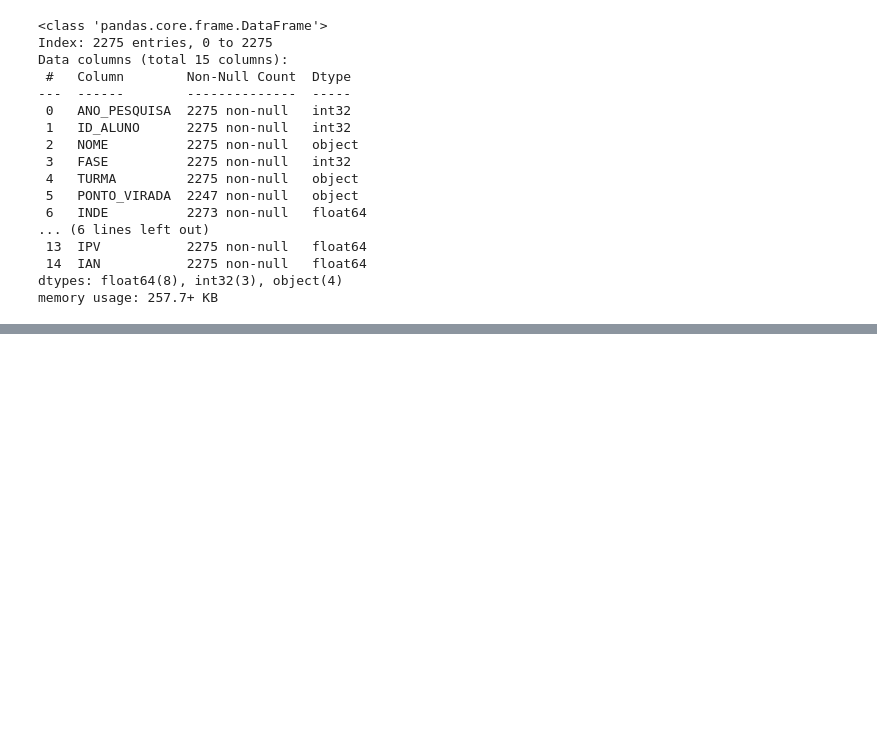
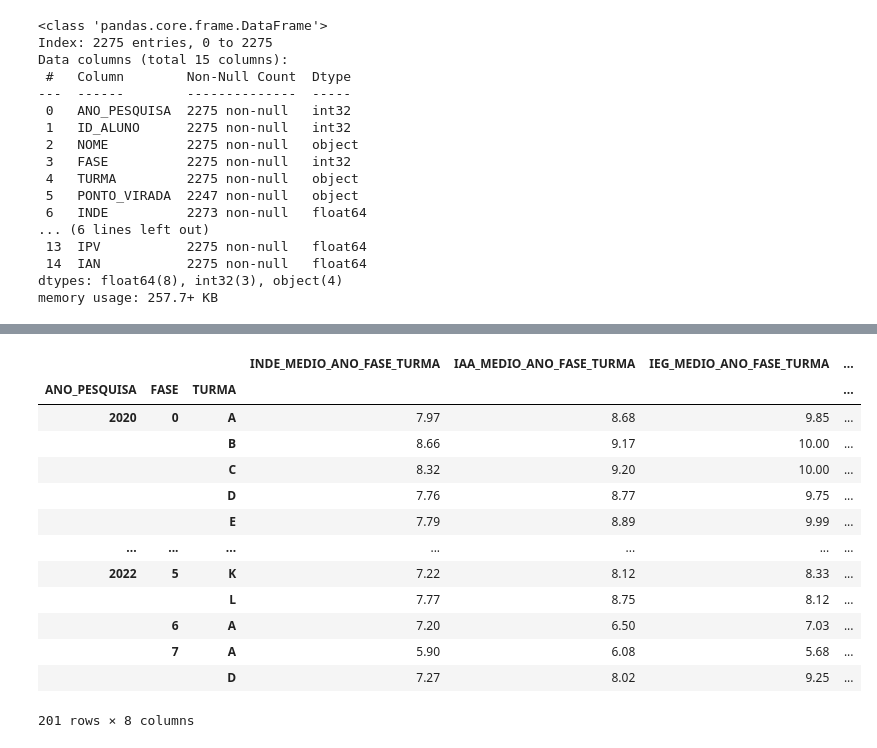
Before and after one commit to fredgcosta/datathon-postech-fiap, a Jupyter notebook: DATATHON_PREPARACAO.ipynb, the cells around one changed output, grey strips where cells are left out. Saved outputs shown, nothing was run; the diff lists cells and outputs as text; code cells hidden in the pictures; blank space fills up the shorter version.

```diff
--- a/DATATHON_PREPARACAO.ipynb
+++ b/DATATHON_PREPARACAO.ipynb
@@ -274,0 +304,19 @@ df_final_arredondamento.to_csv('dados_finais.csv', index=False)
+# %%
+df_media_ano_fase_turma = df.groupby(['ANO_PESQUISA', 'FASE', 'TURMA'])[['INDE', 'IAA', 'IEG', 'IPS', 'IDA', 'IPP', 'IPV','IAN']].mean().round(2)
+df_media_ano_fase_turma.columns = ['INDE_MEDIO_ANO_FASE_TURMA', 'IAA_MEDIO_ANO_FASE_TURMA', 'IEG_MEDIO_ANO_FASE_TURMA', 'IPS_MEDIO_ANO_FASE_TURMA', 'IDA_MEDIO_ANO_FASE_TURMA', 'IPP_MEDIO_ANO_FASE_TURMA', 'IPV_MEDIO_ANO_FASE_TURMA', 'IAN_MEDIO_ANO_FASE_TURMA']
+df_media_ano_fase_turma
+# %% [output]
+|  |  |  | INDE_MEDIO_ANO_FASE_TURMA | IAA_MEDIO_ANO_FASE_TURMA | IEG_MEDIO_ANO_FASE_TURMA | ... |
+| ANO_PESQUISA | FASE | TURMA |  |  |  | ... |
+| 2020 | 0 | A | 7.97 | 8.68 | 9.85 | ... |
+|  |  | B | 8.66 | 9.17 | 10.00 | ... |
+|  |  | C | 8.32 | 9.20 | 10.00 | ... |
+|  |  | D | 7.76 | 8.77 | 9.75 | ... |
+|  |  | E | 7.79 | 8.89 | 9.99 | ... |
+| ... | ... | ... | ... | ... | ... | ... |
+| 2022 | 5 | K | 7.22 | 8.12 | 8.33 | ... |
+|  |  | L | 7.77 | 8.75 | 8.12 | ... |
+|  | 6 | A | 7.20 | 6.50 | 7.03 | ... |
+|  | 7 | A | 5.90 | 6.08 | 5.68 | ... |
+|  |  | D | 7.27 | 8.02 | 9.25 | ... |
+201 rows × 8 columns
```
Also changed, not shown: parts of 22 cells of this notebook, 3 other files.
